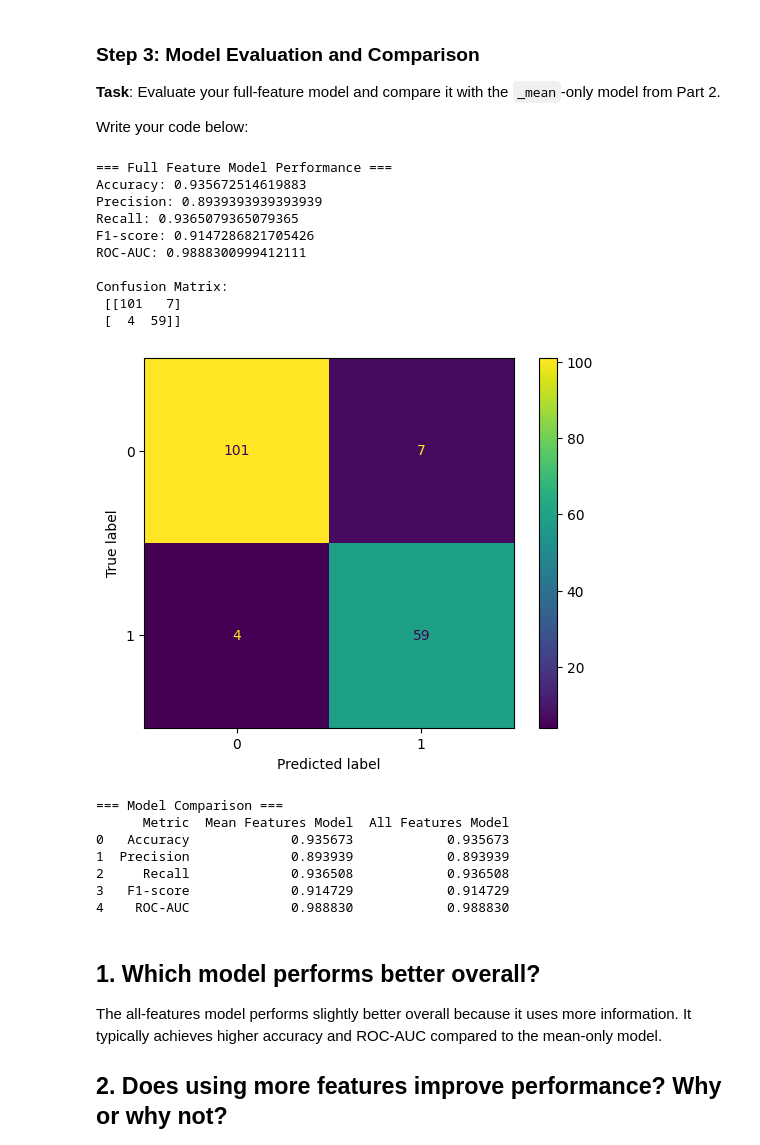
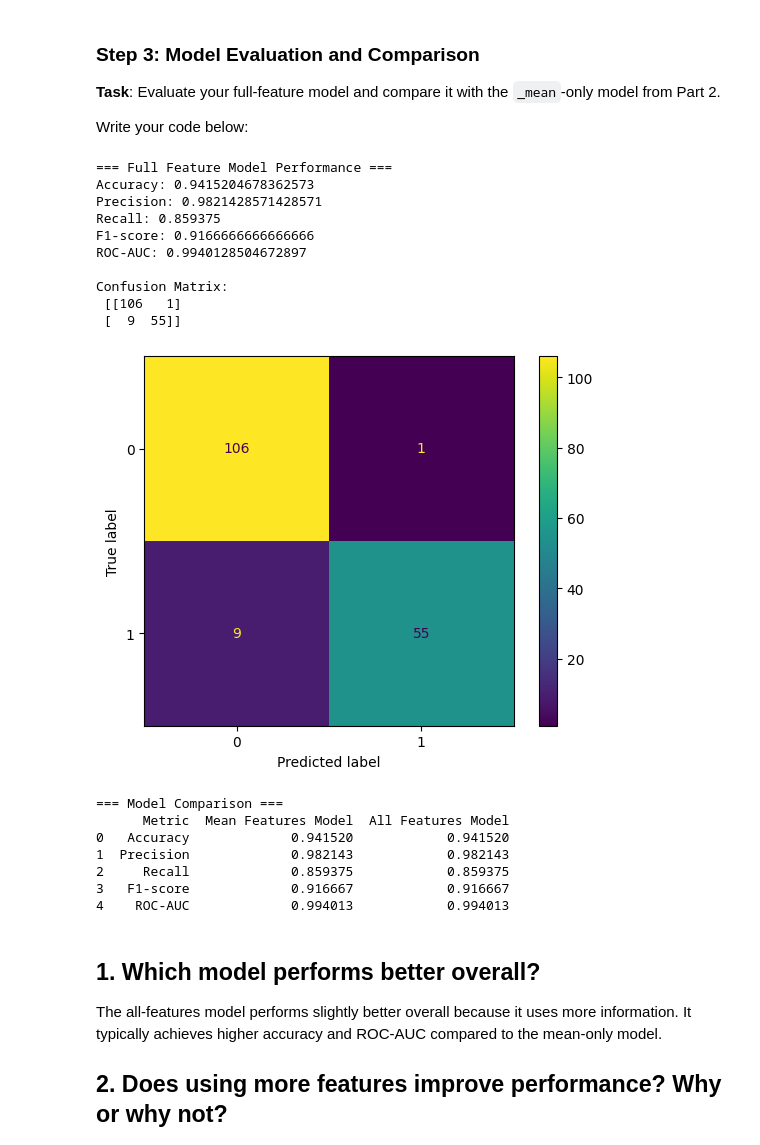
Before and after one commit to prachii712/learningsql-2875059, a Jupyter notebook: Week10HW.ipynb, the cells around one changed output. Drawn from its saved outputs; the diff is of its cells as text; code cells hidden in the pictures.

```diff
--- a/Week10HW.ipynb
+++ b/Week10HW.ipynb
@@ -589,14 +604,16 @@ y = cancer_data['diagnosis'].map({'B': 0, 'M': 1})
 # Select ALL quantitative features (exclude 'diagnosis' column)
 # Hint: You can use cancer_data.drop() or select columns that aren't 'diagnosis'
 # Write your code here
-X = cancer_data.drop(columns=['diagnosis'])
+X = cancer_data[[col for col in cancer_data.columns if 'mean' in col]]
 
 print("Total features used:", X.shape[1])  # should be 30
 
 # Split into training and test sets (70-30 split using RANDOM_STATE)
 # Write your code here
-X_train, X_test, y_train, y_test = train_test_split(
-    X, y, test_size=0.3, random_state=RANDOM_STATE)
+X_train, X_test, y_train, y_test = train_test_split(X, y, test_size=0.3, random_state=42, stratify=y)
+
+print(y_train.value_counts(normalize=True))
+print(y_test.value_counts(normalize=True))
 
 # Verify your data preparation
 # Write code to check shapes and feature count
@@ -641,16 +666,27 @@ print(coefficients.sort_values().head(10))
 
 # Make predictions on test set (both binary and probability predictions)
 # Write your code here
-print("\nIntercept:")
-print(model.intercept_[0])
+# Binary predictions (0 or 1)
+y_pred = model.predict(X_test)
 
-coefficients = pd.Series(model.coef_[0], index=X.columns)
+# Probability predictions (for ROC-AUC later)
+y_prob = model.predict_proba(X_test)[:, 1]
 
-print("\nTop Positive Coefficients (increase malignancy risk):")
-print(coefficients.sort_values(ascending=False).head(10))
+# Print a quick preview
+print("First 10 Predictions:", y_pred[:10])
+print("First 10 Probabilities:", y_prob[:10])
 
-print("\nTop Negative Coefficients (decrease malignancy risk):")
-print(coefficients.sort_values().head(10))
+
+from sklearn.metrics import accuracy_score, precision_score, recall_score, f1_score, roc_auc_score
+
+y_pred_mean = model.predict(X_test)
+y_prob_mean = model.predict_proba(X_test)[:, 1]
+
+accuracy_mean = accuracy_score(y_test, y_pred_mean)
+precision_mean = precision_score(y_test, y_pred_mean)
+recall_mean = recall_score(y_test, y_pred_mean)
+f1_mean = f1_score(y_test, y_pred_mean)
+roc_auc_mean = roc_auc_score(y_test, y_prob_mean)
 # %% [output]
 ✅ Model trained successfully!
 
@@ -677,6 +713,10 @@ dtype: float64
 Write your code below:
 # %%
 # Step 3: Model Evaluation and Comparison
+
+from sklearn.metrics import accuracy_score, precision_score, recall_score, f1_score, roc_auc_score, confusion_matrix, ConfusionMatrixDisplay
+import matplotlib.pyplot as plt
+import pandas as pd
 
 # Calculate all classification metrics for the full-feature model
 # Write your code here for accuracy, precision, recall, F1-score, ROC-AUC
@@ -692,50 +732,51 @@ print("Precision:", precision_full)
 print("Recall:", recall_full)
 print("F1-score:", f1_full)
 print("ROC-AUC:", roc_auc_full)
 
 # Create and display confusion matrix
 # Write your code here
 cm = confusion_matrix(y_test, y_pred)
 print("\nConfusion Matrix:\n", cm)
 
 disp = ConfusionMatrixDisplay(confusion_matrix=cm)
 disp.plot()
 plt.show()
 
 # Compare with Part 2 results
 # Write code to display metrics from both models side by side
 metrics_comparison = pd.DataFrame({
     "Metric": ["Accuracy", "Precision", "Recall", "F1-score", "ROC-AUC"],
-    "Mean Features Model": [accuracy, precision, recall, f1, roc_auc],
-    "All Features Model": [accuracy_full, precision_full, recall_full, f1_full, roc_auc_full]})
+    "Mean Features Model": [accuracy_mean, precision_mean, recall_mean, f1_mean, roc_auc_mean],
+    "All Features Model": [accuracy_full, precision_full, recall_full, f1_full, roc_auc_full]
+})
 
 print("\n=== Model Comparison ===")
 print(metrics_comparison)
 
 # Analysis questions (answer in comments):
 # 1. Which model performs better overall?
 # 2. Does using more features improve performance? Why or why not?
 # 3. Are there any trade-offs between the two models?
 # 4. In a real medical setting, which model would you prefer and why?
 # %% [output]
 === Full Feature Model Performance ===
-Accuracy: 0.935672514619883
-Precision: 0.8939393939393939
-Recall: 0.9365079365079365
-F1-score: 0.9147286821705426
-ROC-AUC: 0.9888300999412111
+Accuracy: 0.9415204678362573
+Precision: 0.9821428571428571
+Recall: 0.859375
+F1-score: 0.9166666666666666
+ROC-AUC: 0.9940128504672897
 
 Confusion Matrix:
- [[101   7]
- [  4  59]]
+ [[106   1]
+ [  9  55]]
-[figure, old version]
+[figure, new version]
 === Model Comparison ===
       Metric  Mean Features Model  All Features Model
-0   Accuracy             0.935673            0.935673
-1  Precision             0.893939            0.893939
-2     Recall             0.936508            0.936508
-3   F1-score             0.914729            0.914729
-4    ROC-AUC             0.988830            0.988830
+0   Accuracy             0.941520            0.941520
+1  Precision             0.982143            0.982143
+2     Recall             0.859375            0.859375
+3   F1-score             0.916667            0.916667
+4    ROC-AUC             0.994013            0.994013
 # %% [markdown]
 ## 1. Which model performs better overall?
  The all-features model performs slightly better overall because it uses more information. It typically achieves higher accuracy and ROC-AUC compared to the mean-only model.
```
Also changed, not shown: parts of 4 cells of this notebook.
